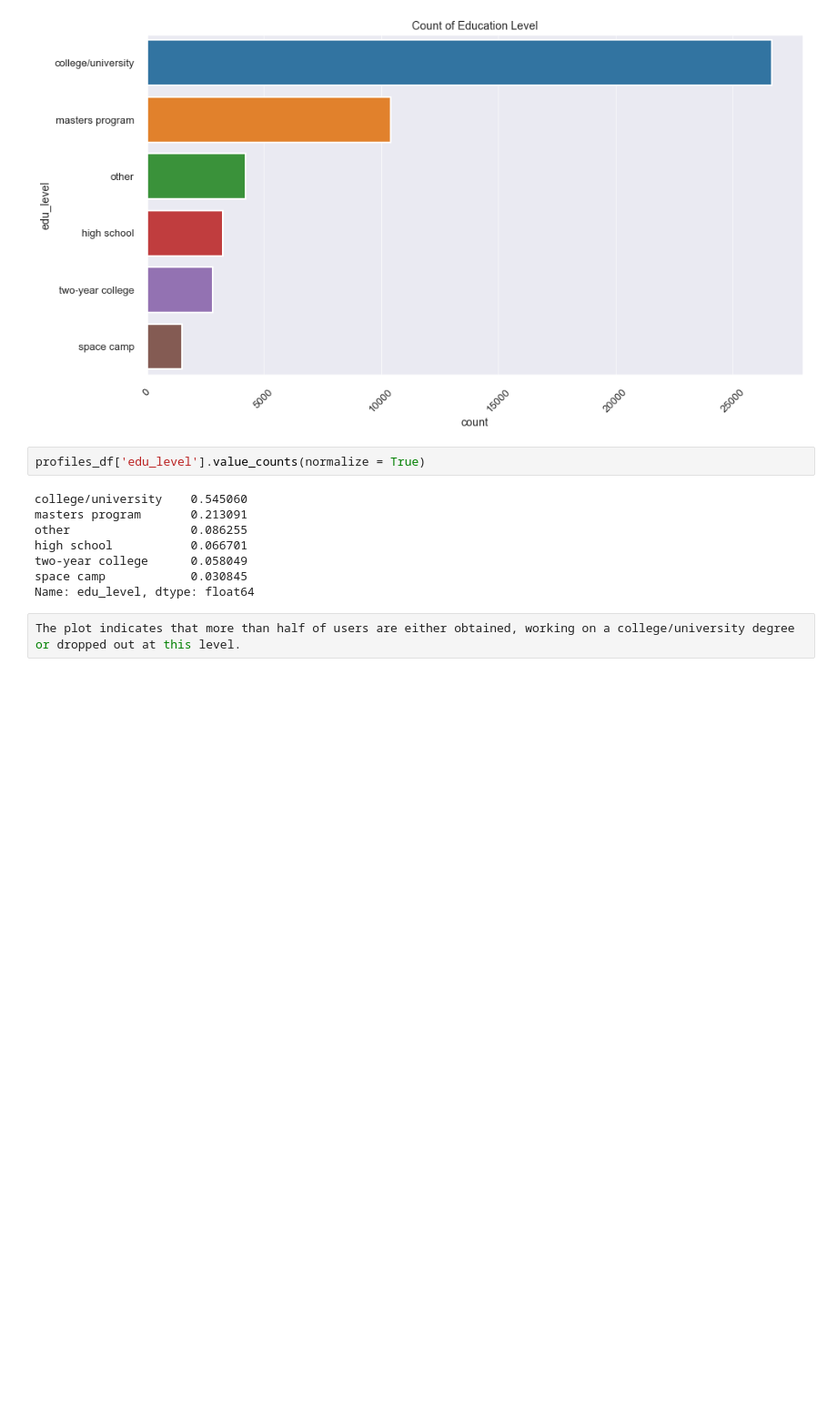
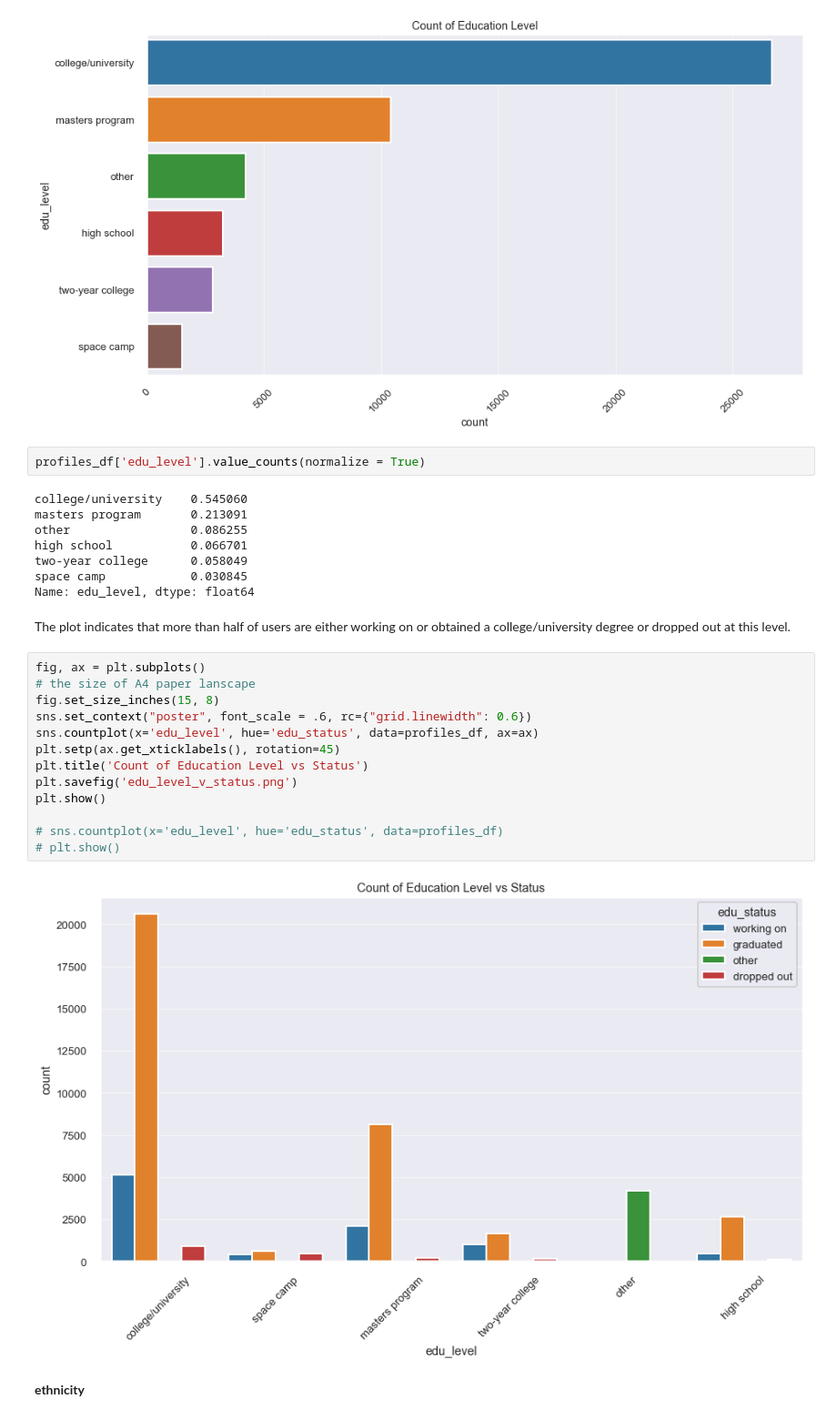
Before and after one commit to LenSin3/OkCupid-Date-a-Scientist, a Jupyter notebook: date-a-scientist.ipynb, the cells around one changed output. Shown at 91% size. Saved outputs shown, nothing was run; the diff lists cells and outputs as text; blank space fills up the shorter version.

```diff
--- a/date-a-scientist.ipynb
+++ b/date-a-scientist.ipynb
@@ -537,5 +537,22 @@ high school           0.066701
 two-year college      0.058049
 space camp            0.030845
 Name: edu_level, dtype: float64
-# %%
-The plot indicates that more than half of users are either obtained, working on a college/university degree or dropped out at this level.
+# %% [markdown]
+The plot indicates that more than half of users are either working on or obtained a college/university degree or dropped out at this level.
+# %%
+fig, ax = plt.subplots()
+# the size of A4 paper lanscape
+fig.set_size_inches(15, 8)
+sns.set_context("poster", font_scale = .6, rc={"grid.linewidth": 0.6})
+sns.countplot(x='edu_level', hue='edu_status', data=profiles_df, ax=ax)
+plt.setp(ax.get_xticklabels(), rotation=45)
+plt.title('Count of Education Level vs Status')
+plt.savefig('edu_level_v_status.png')
+plt.show()
+
+# sns.countplot(x='edu_level', hue='edu_status', data=profiles_df)
+# plt.show()
+# %% [output]
+[figure, added]
+# %% [markdown]
+**ethnicity**
```
Also changed, not shown: parts of 4 cells of this notebook, 1 other file.
